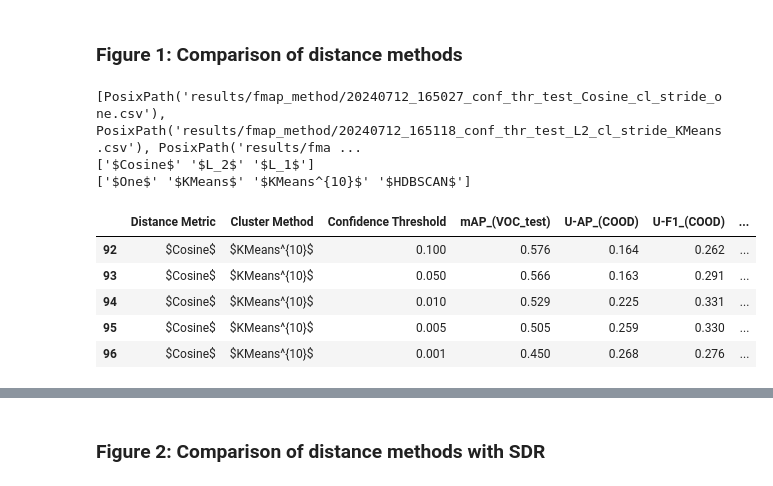
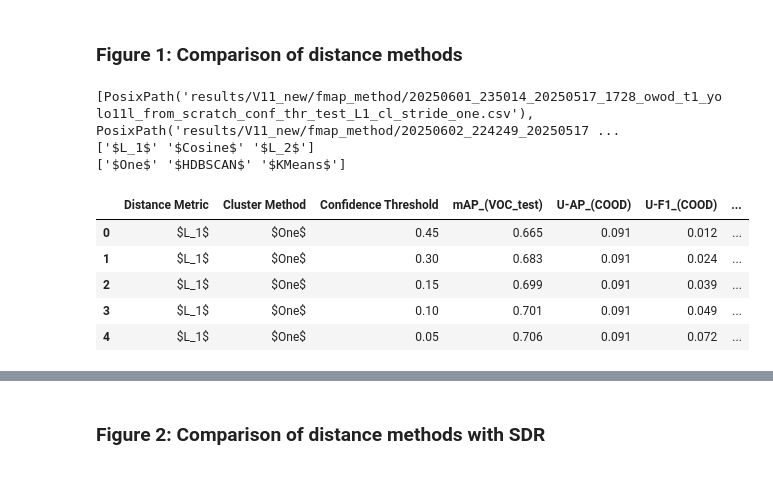
Before and after one commit to aitor-martinez-seras/OoD_in_Object_Detection, a Jupyter notebook: process_results.ipynb, the cells around one changed output, grey strips where cells are left out. Drawn from its saved outputs; the diff is of its cells as text; code cells hidden in the pictures.

```diff
--- a/process_results.ipynb
+++ b/process_results.ipynb
@@ -528,31 +528,31 @@ def pareto_front(df: pd.DataFrame, metrics: dict) -> pd.DataFrame:
 # %%
 folders_to_consider = [
     Path(f"results/{WHICH_YOLO_VERSION}/fmap_method"),
 ]
 df = convert_list_of_paths_into_df(folders_to_consider)
 df.reset_index(drop=True, inplace=True)
 df_cluster_methods = format_df(df, columns_to_keep=FINAL_COLUMNS_WITH_CONF_THR)
 df_final = df_cluster_methods.copy()
 
 # Change the column name cluster_method to Cluster Method and Method to Distance
 df_final = df_final.rename(columns={'cluster_method': 'Cluster Method'})
 df_final = df_final.rename(columns={'Method': 'Distance Metric'})
 df_final = df_final.rename(columns={'conf_thr_test': 'Confidence Threshold'})
 
 # Prints
 print(df_final['Distance Metric'].unique())
 print(df_final['Cluster Method'].unique())
-df_final.tail()
+df_final.head()
 # %% [output]
-[PosixPath('results/fmap_method/20240712_165027_conf_thr_test_Cosine_cl_stride_one.csv'), PosixPath('results/fmap_method/20240712_165118_conf_thr_test_L2_cl_stride_KMeans.csv'), PosixPath('results/fma ...
-['$Cosine$' '$L_2$' '$L_1$']
-['$One$' '$KMeans$' '$KMeans^{10}$' '$HDBSCAN$']
+[PosixPath('results/V11_new/fmap_method/20250601_235014_20250517_1728_owod_t1_yolo11l_from_scratch_conf_thr_test_L1_cl_stride_one.csv'), PosixPath('results/V11_new/fmap_method/20250602_224249_20250517 ...
+['$L_1$' '$Cosine$' '$L_2$']
+['$One$' '$HDBSCAN$' '$KMeans$']
 |  | Distance Metric | Cluster Method | Confidence Threshold | mAP_(VOC_test) | U-AP_(COOD) | U-F1_(COOD) | ... |
-| 92 | $Cosine$ | $KMeans^{10}$ | 0.100 | 0.576 | 0.164 | 0.262 | ... |
-| 93 | $Cosine$ | $KMeans^{10}$ | 0.050 | 0.566 | 0.163 | 0.291 | ... |
-| 94 | $Cosine$ | $KMeans^{10}$ | 0.010 | 0.529 | 0.225 | 0.331 | ... |
-| 95 | $Cosine$ | $KMeans^{10}$ | 0.005 | 0.505 | 0.259 | 0.330 | ... |
-| 96 | $Cosine$ | $KMeans^{10}$ | 0.001 | 0.450 | 0.268 | 0.276 | ... |
+| 0 | $L_1$ | $One$ | 0.45 | 0.665 | 0.091 | 0.012 | ... |
+| 1 | $L_1$ | $One$ | 0.30 | 0.683 | 0.091 | 0.024 | ... |
+| 2 | $L_1$ | $One$ | 0.15 | 0.699 | 0.091 | 0.039 | ... |
+| 3 | $L_1$ | $One$ | 0.10 | 0.701 | 0.091 | 0.049 | ... |
+| 4 | $L_1$ | $One$ | 0.05 | 0.706 | 0.091 | 0.072 | ... |
 # %%
 # Constants for the style of the plots
 #STYLE_ORDER = ['$L_1$', '$L_2$', 'Cosine', '$L^{SDR}_1$', '$L^{SDR}_2$', 'Cosine$^{SDR}$', 'MSP', 'Energy', 'ODIN']
```
Also changed, not shown: parts of 16 cells of this notebook, 7 other files.
